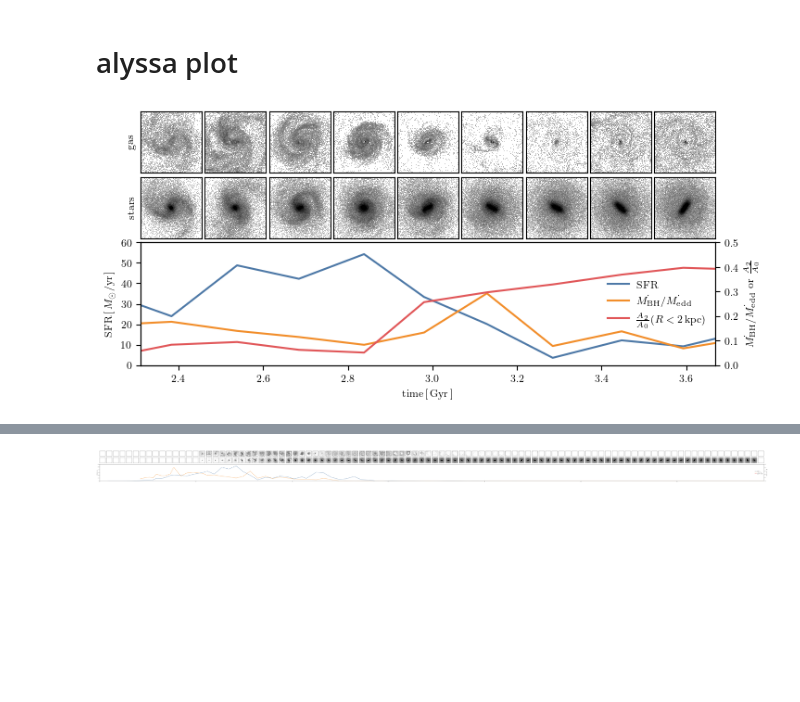
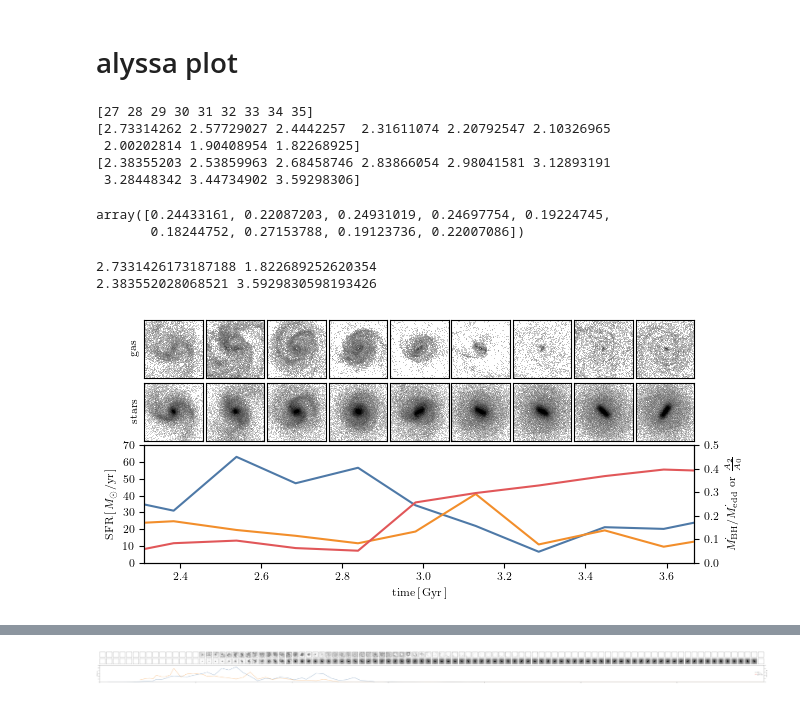
Before and after one commit to gusbeane/Mgdec, a Jupyter notebook: plots/images/images.ipynb, the cells around one changed output, grey strips where cells are left out. Saved outputs shown, nothing was run; the diff lists cells and outputs as text; code cells hidden in the pictures; blank space fills up the shorter version.

Commit message:
Update figures

```diff
--- a/plots/images/images.ipynb
+++ b/plots/images/images.ipynb
@@ -336,4 +336,13 @@ import matplotlib.gridspec as gridspec
 import numpy as np
 # %%
 snap_list = np.arange(30 - 3, 30 + 6)
+print(snap_list)
+print(meta['redshift'][snap_list])
+print(meta['time'][snap_list])
+# %% [output]
+[27 28 29 30 31 32 33 34 35]
+[2.73314262 2.57729027 2.4442257  2.31611074 2.20792547 2.10326965
+ 2.00202814 1.90408954 1.82268925]
+[2.38355203 2.53859963 2.68458746 2.83866054 2.98041581 3.12893191
+ 3.28448342 3.44734902 3.59298306]
 # %%
@@ -365,3 +391,9 @@ for snap in tqdm(snap_list, position=0, leave=True):
+# %%
+slist = np.arange(30 - 3, 30 + 6)
+map_dat['BH_Hsml'][slist] * meta['scale_factor'][slist] / meta['HubbleParam']
+# %% [output]
+array([0.24433161, 0.22087203, 0.24931019, 0.24697754, 0.19224745,
+       0.18244752, 0.27153788, 0.19123736, 0.22007086])
 # %%
 def gen_fig_axs(textwidth=textwidth, n_subpanels=9):
 
@@ -404,14 +436,13 @@ treeMPB = il.sublink.loadTree(TNGbase, snap, subID_atsnap, onlyMPB=True)
 snap_list = np.arange(30 - 3, 30 + 6)
 # A2max = get_A2max(treeMPB)
 
-L = 10
-Nres = 256
+print(meta['redshift'][snap_list[0]], meta['redshift'][snap_list[-1]])
+print(meta['time'][snap_list[0]], meta['time'][snap_list[-1]])
+
 extent = [-L/2, L/2, -L/2, L/2]
 
 vmax=5e-1
 vmin=5e-4
-
-R_A2 = 2
 
 A2A0_list = []
 time_A2A0 = []
@@ -446,44 +477,47 @@ for i,snap in enumerate(tqdm(snap_list, leave=True, position=0)):
 # plot other stuff
 axs_top[0].text(-0.08, 0.5, r'$\textrm{gas}$', rotation=90, horizontalalignment='right',
                      verticalalignment='center', transform=axs_top[0].transAxes)
 
 axs_mid[0].text(-0.08, 0.5, r'$\textrm{stars}$', rotation=90, horizontalalignment='right',
                      verticalalignment='center', transform=axs_mid[0].transAxes)
 
 time = meta['time'][snap_list]
 xlim0 = 0.5 * (meta['time'][snap_list[0]-1] + meta['time'][snap_list[0]])
 xlim1 = 0.5 * (meta['time'][snap_list[-1]] + meta['time'][snap_list[-1]+1])
 ax_bot.set(xlim=(xlim0, xlim1))
 
-sfr = treeMPB['SubhaloSFRinRad']
+sfr = treeMPB['SubhaloSFR']
 time = meta['time'][treeMPB['SnapNum']]
-MBHmass = treeMPB['SubhaloBHMass']
-MBHdot = treeMPB['SubhaloBHMdot']
-Medd   = mdot_eddington(MBHmass)
-fEdd = MBHdot/Medd
+# MBHmass = treeMPB['SubhaloBHMass']
+# MBHdot = treeMPB['SubhaloBHMdot']
+# Medd   = mdot_eddington(MBHmass)
+# fEdd = MBHdot/Medd
+fEdd = map_dat['BH_Mdot']/map_dat['BH_MdotEddington']
 
 lns0 = ax_bot.plot(time, sfr, c=tb_c[0], label=r'$\textrm{SFR}$')
-ax_bot.set(ylim=(0, 60), ylabel=r'$\textrm{SFR}\,[\,M_{\odot}/\textrm{yr}\,]$')
-ax_bot.set(yticks=np.arange(0, 60+10, 10))
+ax_bot.set(ylim=(0, 70), ylabel=r'$\textrm{SFR}\,[\,M_{\odot}/\textrm{yr}\,]$')
+ax_bot.set(yticks=np.arange(0, 70+10, 10))
 
 ax2_bot = ax_bot.twinx()
-lns1 = ax2_bot.plot(time, fEdd, c=tb_c[1], label=r'$\dot{M_{\textrm{BH}}}/\dot{M_{\textrm{edd}}}$')
+lns1 = ax2_bot.plot(map_dat['time'], fEdd, c=tb_c[1], label=r'$\dot{M_{\textrm{BH}}}/\dot{M_{\textrm{edd}}}$')
 
-key = A2max >= 0
-# ax2_bot.plot(time[key], A2max[key]/2, c=tb_c[2])
 lns2 = ax2_bot.plot(map_dat['time'], map_dat['A2A0'], c=tb_c[2], label=r'$\frac{A_2}{A_0}(R<2\,\textrm{kpc})$')
 
 ax2_bot.set(xlim=(xlim0, xlim1))
 ax2_bot.set(ylim=(0, 0.5), ylabel=r'$\dot{M_{\textrm{BH}}}/\dot{M_{\textrm{edd}}}\textrm{ or }\frac{A_2}{A_0}$')
 
-lns = lns0+lns1+lns2
-labs = [l.get_label() for l in lns]
-ax_bot.legend(lns, labs, loc=7, frameon=False)
+# lns = lns0+lns1+lns2
+# labs = [l.get_label() for l in lns]
+# ax_bot.legend(lns, labs, loc=7, frameon=False)
+
+
 
 ax_bot.set(xlabel=r'$\textrm{time}\,[\,\textrm{Gyr}\,]$')
 
 fig.tight_layout()
 fig.savefig('alyssa.pdf')
 plt.show()
 # %% [output]
+2.7331426173187188 1.822689252620354
+2.383552028068521 3.5929830598193426
-[figure, old version]
+[figure, new version]
```
Also changed, not shown: parts of 9 cells of this notebook, 5 other files.
